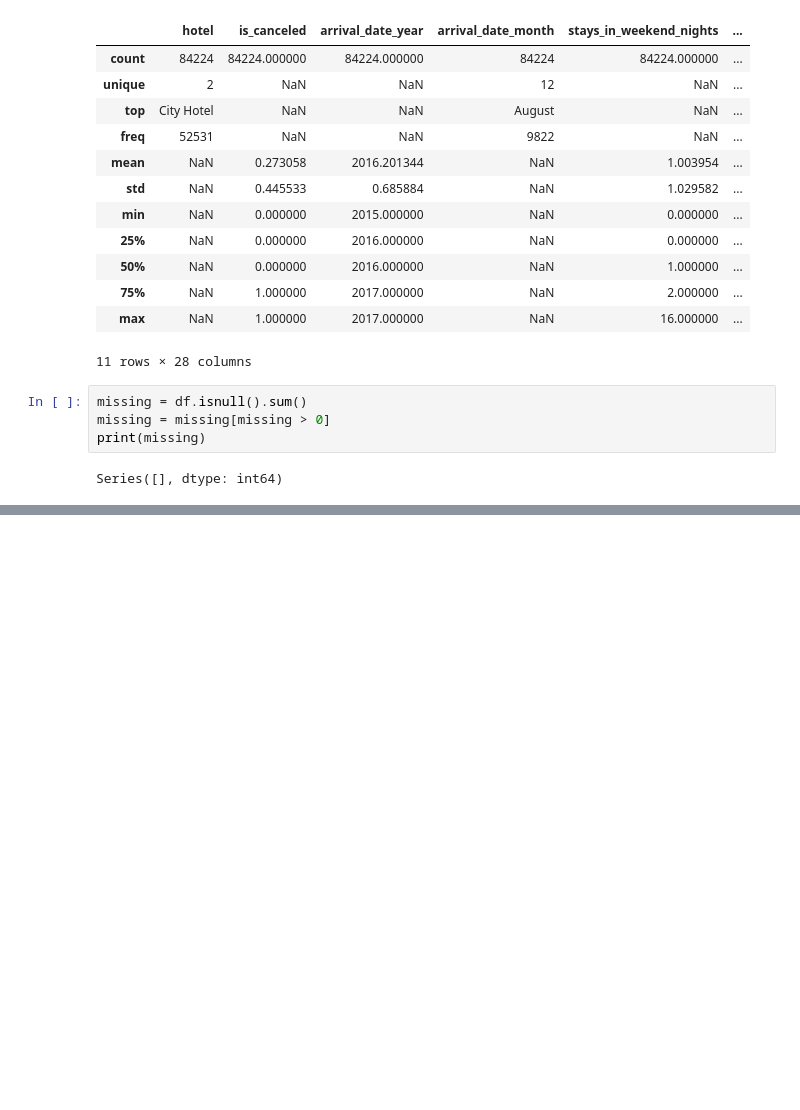
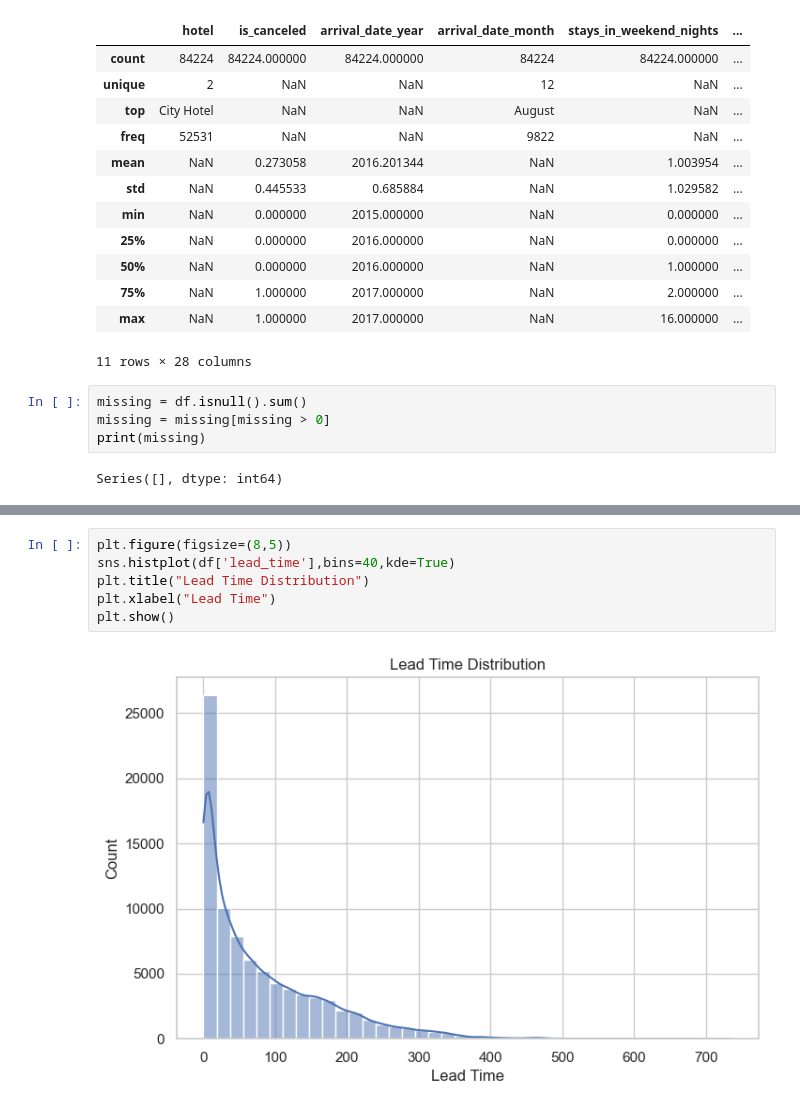
Before and after one commit to NeiranjanaS/Dynamic-Pricing-Analysis-, a Jupyter notebook: notebooks/week2_eda.ipynb, the cells around one changed output, grey strips where cells are left out. Cells and saved outputs as stored; diff of their text form; blank space fills up the shorter version.

```diff
--- a/notebooks/week2_eda.ipynb
+++ b/notebooks/week2_eda.ipynb
@@ -61,0 +71,8 @@ Series([], dtype: int64)
+# %%
+plt.figure(figsize=(8,5))
+sns.histplot(df['lead_time'],bins=40,kde=True)
+plt.title("Lead Time Distribution")
+plt.xlabel("Lead Time")
+plt.show()
+# %% [output]
+[figure, added]
```
Also changed, not shown: parts of 3 cells of this notebook.
